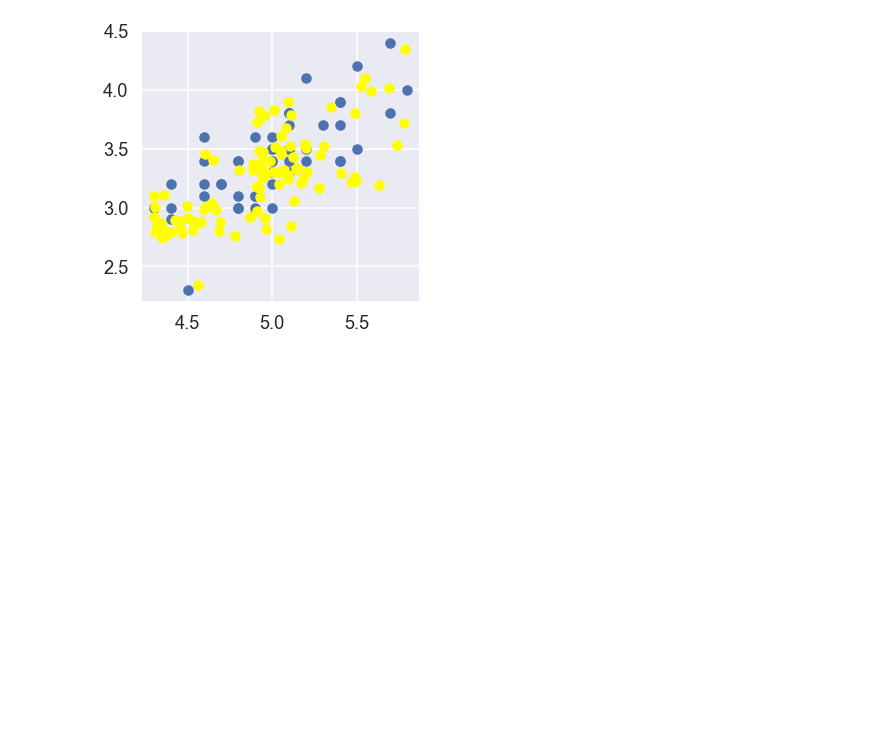
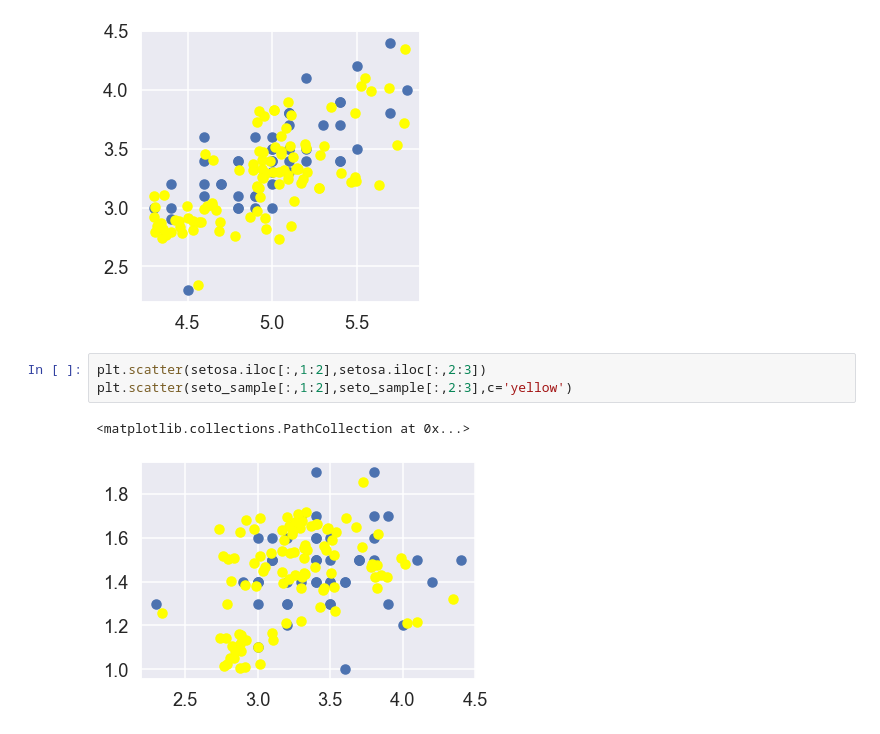
Before and after one commit to SuminBae97/Visualization, a Jupyter notebook: Iris_data_visualization.ipynb, the cells around one changed output. Cells and saved outputs as stored; diff of their text form; blank space fills up the shorter version.

```diff
--- a/Iris_data_visualization.ipynb
+++ b/Iris_data_visualization.ipynb
@@ -114,3 +114,9 @@ plt.scatter(seto_sample[:,0:1],seto_sample[:,1:2],c='yellow')
 # %% [output]
 <matplotlib.collections.PathCollection at 0x...>
 [figure]
+# %%
+plt.scatter(setosa.iloc[:,1:2],setosa.iloc[:,2:3])
+plt.scatter(seto_sample[:,1:2],seto_sample[:,2:3],c='yellow')
+# %% [output]
+<matplotlib.collections.PathCollection at 0x...>
+[figure, added]
```
